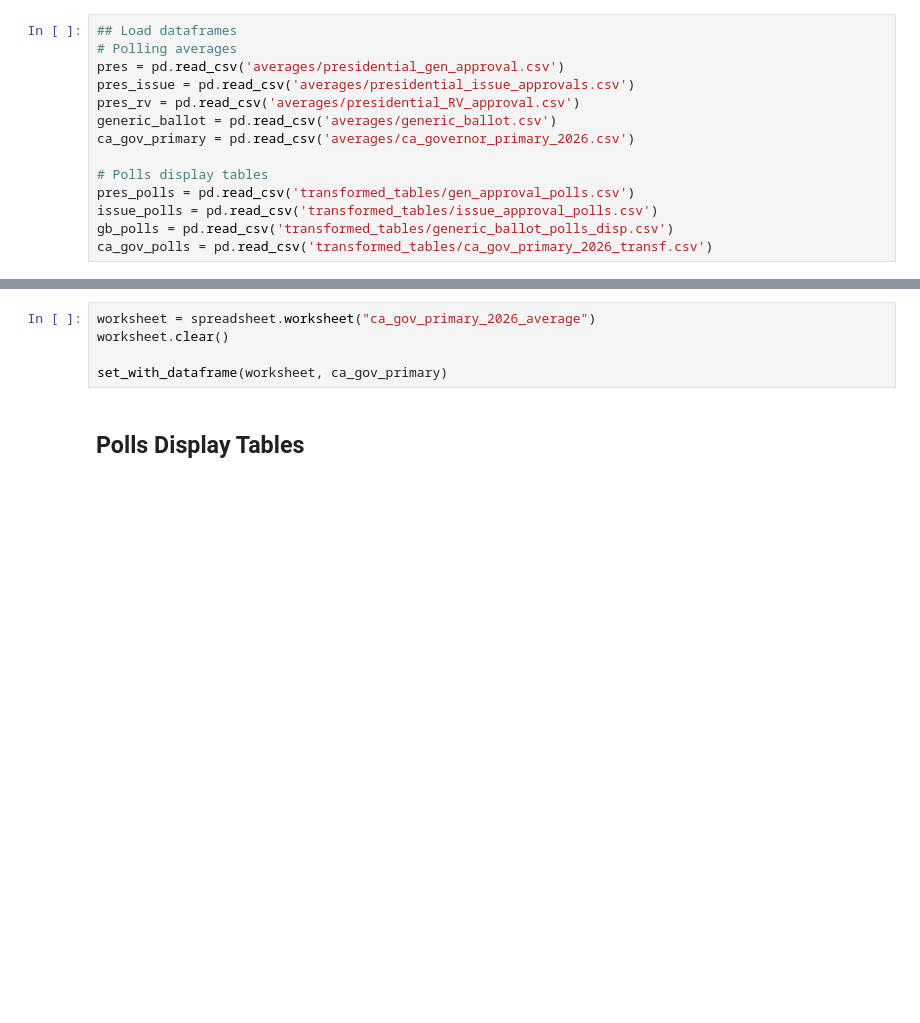
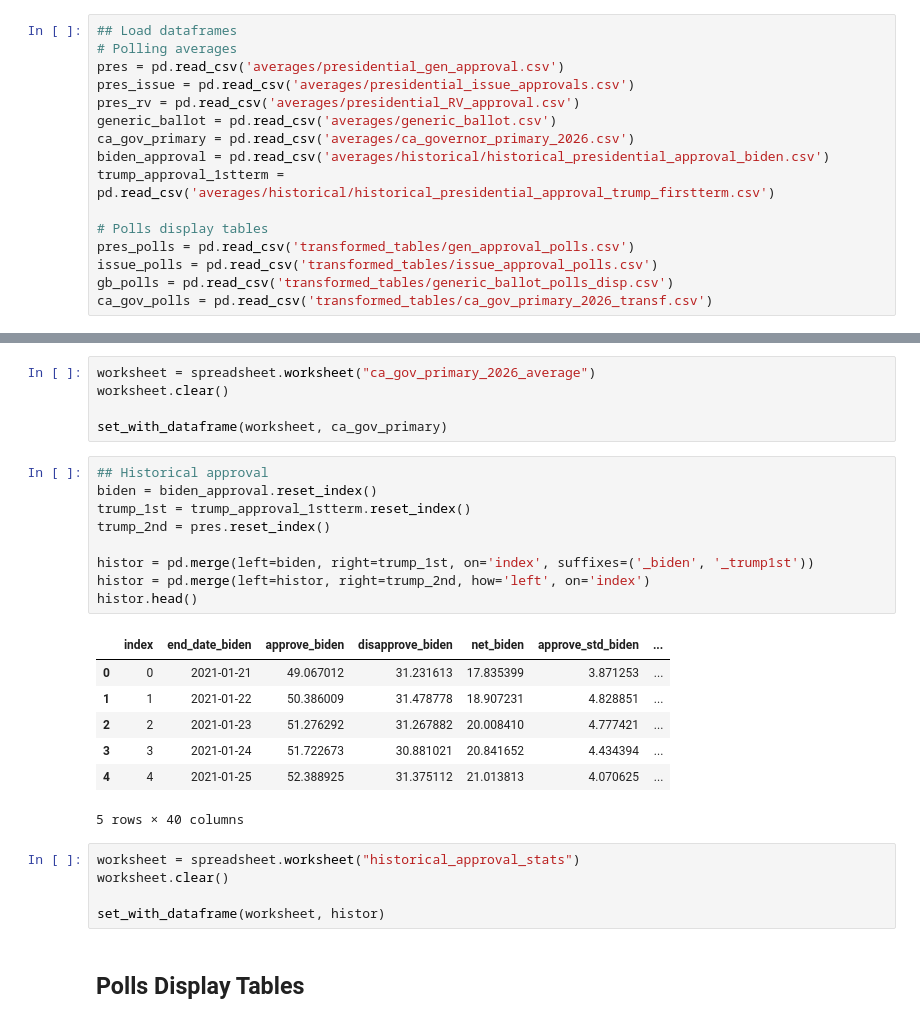
Before and after one commit to Hackquantumcpp/snoutcounter-backend, a Jupyter notebook: export.ipynb, the cells around one changed output, grey strips where cells are left out. Drawn from its saved outputs; the diff is of its cells as text; blank space fills up the shorter version.

Commit message:
historical presidential approval

```diff
--- a/export.ipynb
+++ b/export.ipynb
@@ -20,6 +20,8 @@ pres_issue = pd.read_csv('averages/presidential_issue_approvals.csv')
 pres_rv = pd.read_csv('averages/presidential_RV_approval.csv')
 generic_ballot = pd.read_csv('averages/generic_ballot.csv')
 ca_gov_primary = pd.read_csv('averages/ca_governor_primary_2026.csv')
+biden_approval = pd.read_csv('averages/historical/historical_presidential_approval_biden.csv')
+trump_approval_1stterm = pd.read_csv('averages/historical/historical_presidential_approval_trump_firstterm.csv')
 
 # Polls display tables
 pres_polls = pd.read_csv('transformed_tables/gen_approval_polls.csv')
@@ -94,6 +96,28 @@ worksheet = spreadsheet.worksheet("ca_gov_primary_2026_average")
 worksheet.clear()
 
 set_with_dataframe(worksheet, ca_gov_primary)
+# %%
+## Historical approval
+biden = biden_approval.reset_index()
+trump_1st = trump_approval_1stterm.reset_index()
+trump_2nd = pres.reset_index()
+
+histor = pd.merge(left=biden, right=trump_1st, on='index', suffixes=('_biden', '_trump1st'))
+histor = pd.merge(left=histor, right=trump_2nd, how='left', on='index')
+histor.head()
+# %% [output]
+|  | index | end_date_biden | approve_biden | disapprove_biden | net_biden | approve_std_biden | ... |
+| 0 | 0 | 2021-01-21 | 49.067012 | 31.231613 | 17.835399 | 3.871253 | ... |
+| 1 | 1 | 2021-01-22 | 50.386009 | 31.478778 | 18.907231 | 4.828851 | ... |
+| 2 | 2 | 2021-01-23 | 51.276292 | 31.267882 | 20.008410 | 4.777421 | ... |
+| 3 | 3 | 2021-01-24 | 51.722673 | 30.881021 | 20.841652 | 4.434394 | ... |
+| 4 | 4 | 2021-01-25 | 52.388925 | 31.375112 | 21.013813 | 4.070625 | ... |
+5 rows × 40 columns
+# %%
+worksheet = spreadsheet.worksheet("historical_approval_stats")
+worksheet.clear()
+
+set_with_dataframe(worksheet, histor)
 # %% [markdown]
 ## Polls Display Tables
 # %%
```
Also changed, not shown: 5 other files.
